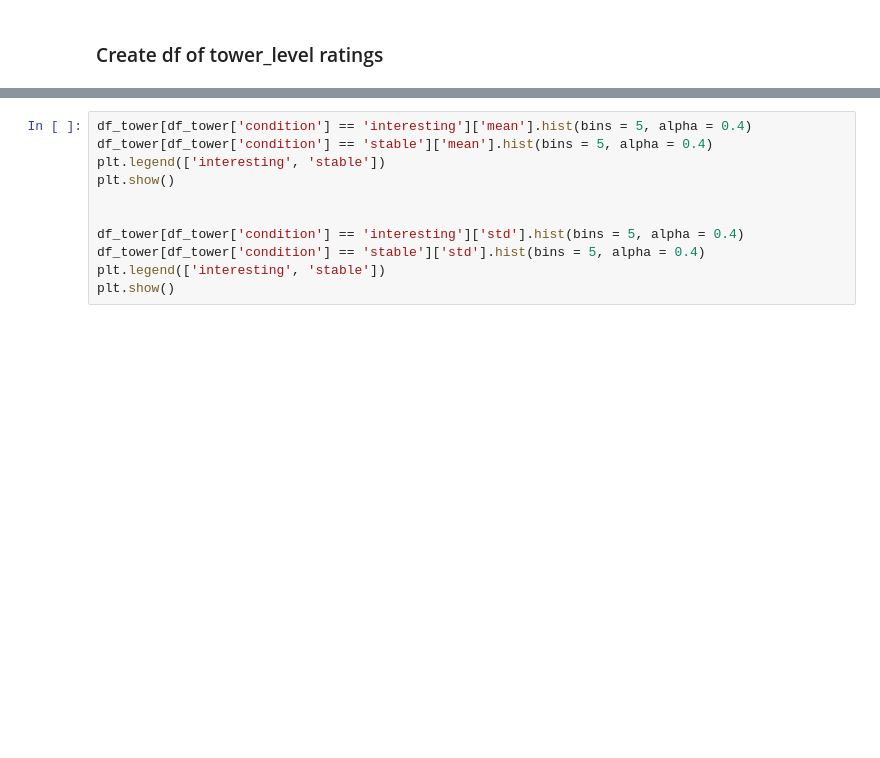
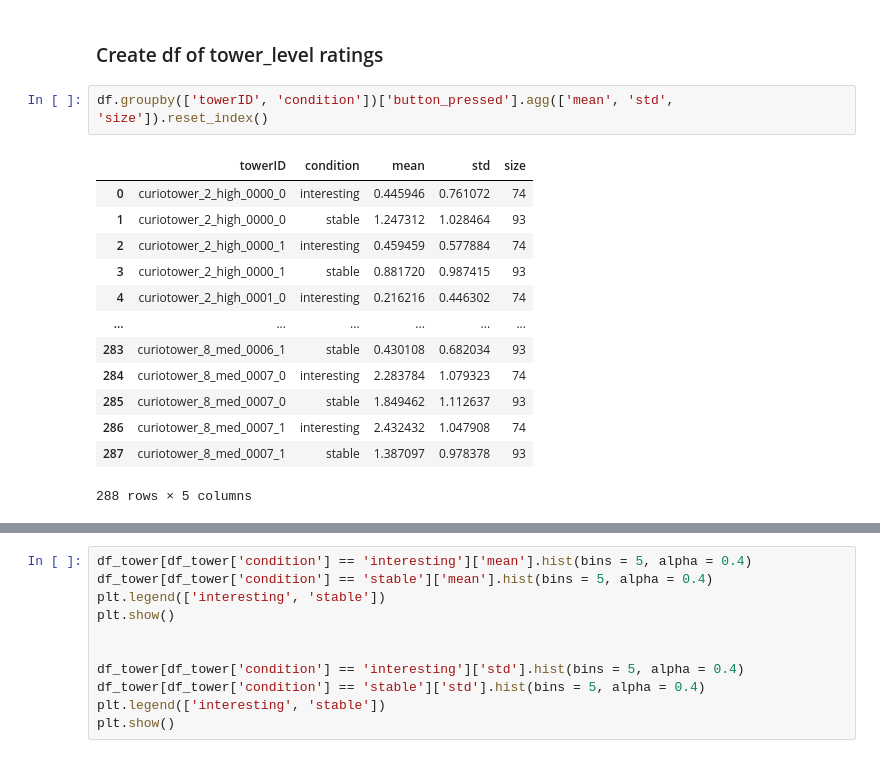
Before and after one commit to choldawa/curiotower_CogSci2021, a Jupyter notebook: analysis/evalTower-prepilot.ipynb, the cells around one changed output, grey strips where cells are left out. Cells and saved outputs as stored; diff of their text form; blank space fills up the shorter version.

```diff
--- a/analysis/evalTower-prepilot.ipynb
+++ b/analysis/evalTower-prepilot.ipynb
@@ -213,6 +247,22 @@ df.head(2)
 2 rows × 46 columns
 # %% [markdown]
  ### Create df of tower_level ratings
+# %%
+df.groupby(['towerID', 'condition'])['button_pressed'].agg(['mean', 'std', 'size']).reset_index()
+# %% [output]
+|  | towerID | condition | mean | std | size |
+| 0 | curiotower_2_high_0000_0 | interesting | 0.445946 | 0.761072 | 74 |
+| 1 | curiotower_2_high_0000_0 | stable | 1.247312 | 1.028464 | 93 |
+| 2 | curiotower_2_high_0000_1 | interesting | 0.459459 | 0.577884 | 74 |
+| 3 | curiotower_2_high_0000_1 | stable | 0.881720 | 0.987415 | 93 |
+| 4 | curiotower_2_high_0001_0 | interesting | 0.216216 | 0.446302 | 74 |
+| ... | ... | ... | ... | ... | ... |
+| 283 | curiotower_8_med_0006_1 | stable | 0.430108 | 0.682034 | 93 |
+| 284 | curiotower_8_med_0007_0 | interesting | 2.283784 | 1.079323 | 74 |
+| 285 | curiotower_8_med_0007_0 | stable | 1.849462 | 1.112637 | 93 |
+| 286 | curiotower_8_med_0007_1 | interesting | 2.432432 | 1.047908 | 74 |
+| 287 | curiotower_8_med_0007_1 | stable | 1.387097 | 0.978378 | 93 |
+288 rows × 5 columns
 # %%
 df_tower = df.groupby(['towerID', 'condition'])['button_pressed'].agg(['mean', 'std', 'size']).reset_index()
 #df_tower_var = df.groupby(['towerID', 'condition'])['button_pressed'].std().reset_index()
```
Also changed, not shown: parts of 8 cells of this notebook.
